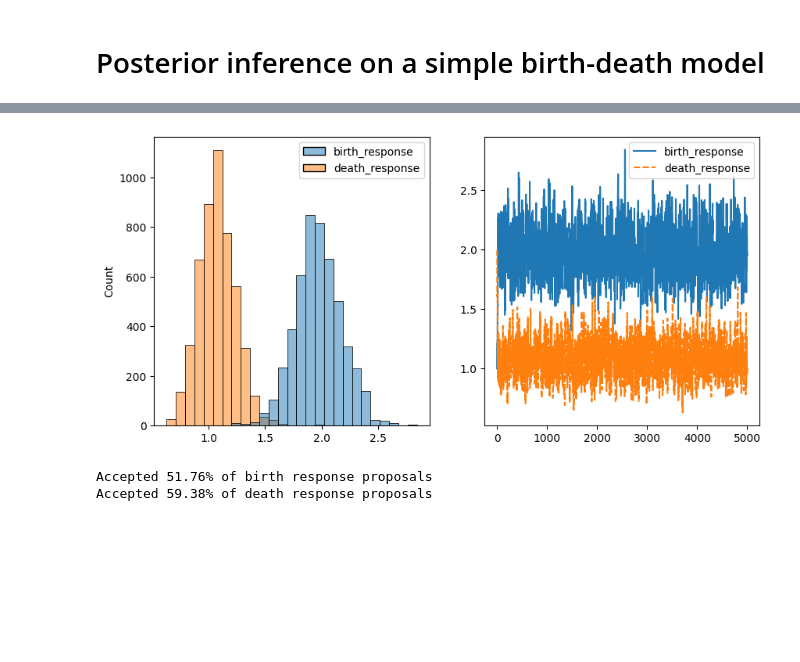
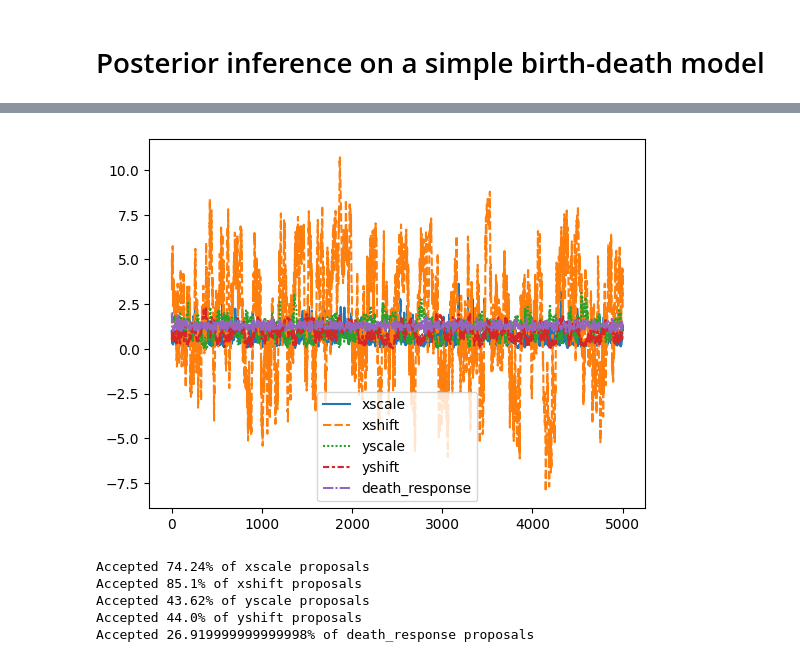
Before and after one commit to matsengrp/gcdyn, a Jupyter notebook: notebooks/inference/birth_death/geweke_test/mcmc-demo.ipynb, the cells around one changed output, grey strips where cells are left out. Drawn from its saved outputs; the diff is of its cells as text; code cells hidden in the pictures; blank space fills up the shorter version.

```diff
--- a/notebooks/inference/birth_death/geweke_test/mcmc-demo.ipynb
+++ b/notebooks/inference/birth_death/geweke_test/mcmc-demo.ipynb
@@ -89,37 +109,33 @@ log_likelihood = jit(
 samples = mh_tour(
     num_samples=5000,
     initial_value={
-        "birth_response": poisson.ConstantResponse(1),
+        "xscale": true_parameters["birth_response"].xscale,
+        "xshift": true_parameters["birth_response"].xshift,
+        "yscale": true_parameters["birth_response"].yscale,
+        "yshift": true_parameters["birth_response"].yshift,
         "death_response": poisson.ConstantResponse(2),
     },
-    log_priors=prior_log_densities,
+    log_priors=log_priors,
     log_likelihood=log_likelihood,
     proposal_generators=proposal_generators,
     proposal_log_densities=proposal_log_densities,
 )
-
-samples = {
-    "birth_response": np.hstack([s.value for s in samples["birth_response"]]),
-    "death_response": np.hstack([s.value for s in samples["death_response"]]),
-}
-# %%
-fig, axes = plt.subplots(1, 2)
-sns.histplot(samples, ax=axes[0])
-sns.lineplot(samples, ax=axes[1])
-fig.set_figwidth(10)
-plt.show()
-# %% [output]
-[figure, removed]
-# %%
-acceptance_ratio_birth = np.mean(
-    samples["birth_response"][:-1] != samples["birth_response"][1:]
-)
-acceptance_ratio_death = np.mean(
-    samples["death_response"][:-1] != samples["death_response"][1:]
-)
-
-print(f"Accepted {acceptance_ratio_birth*100}% of birth response proposals")
-print(f"Accepted {acceptance_ratio_death*100}% of death response proposals")
-# %% [output]
-Accepted 51.76% of birth response proposals
-Accepted 59.38% of death response proposals
+# %%
+samples["death_response"] = np.array(
+    [response.value for response in samples["death_response"]]
+)
+
+sns.lineplot(samples)
+plt.show()
+# %% [output]
+[figure, added]
+# %%
+for param, chain in samples.items():
+    acceptance_ratio = np.mean(chain[:-1] != chain[1:])
+    print(f"Accepted {acceptance_ratio*100}% of {param} proposals")
+# %% [output]
+Accepted 74.24% of xscale proposals
+Accepted 85.1% of xshift proposals
+Accepted 43.62% of yscale proposals
+Accepted 44.0% of yshift proposals
+Accepted 26.919999999999998% of death_response proposals
```
Also changed, not shown: parts of 7 cells of this notebook, 1 other file.
